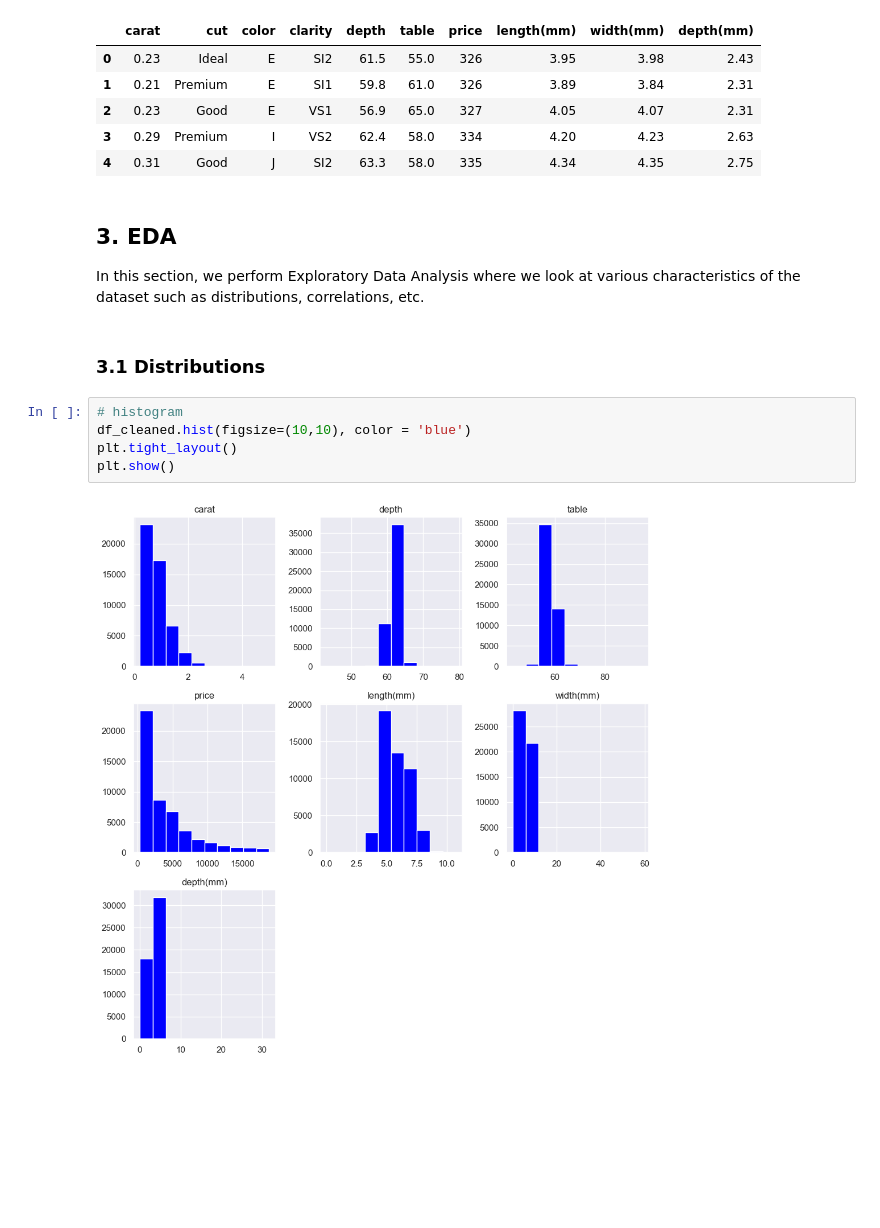
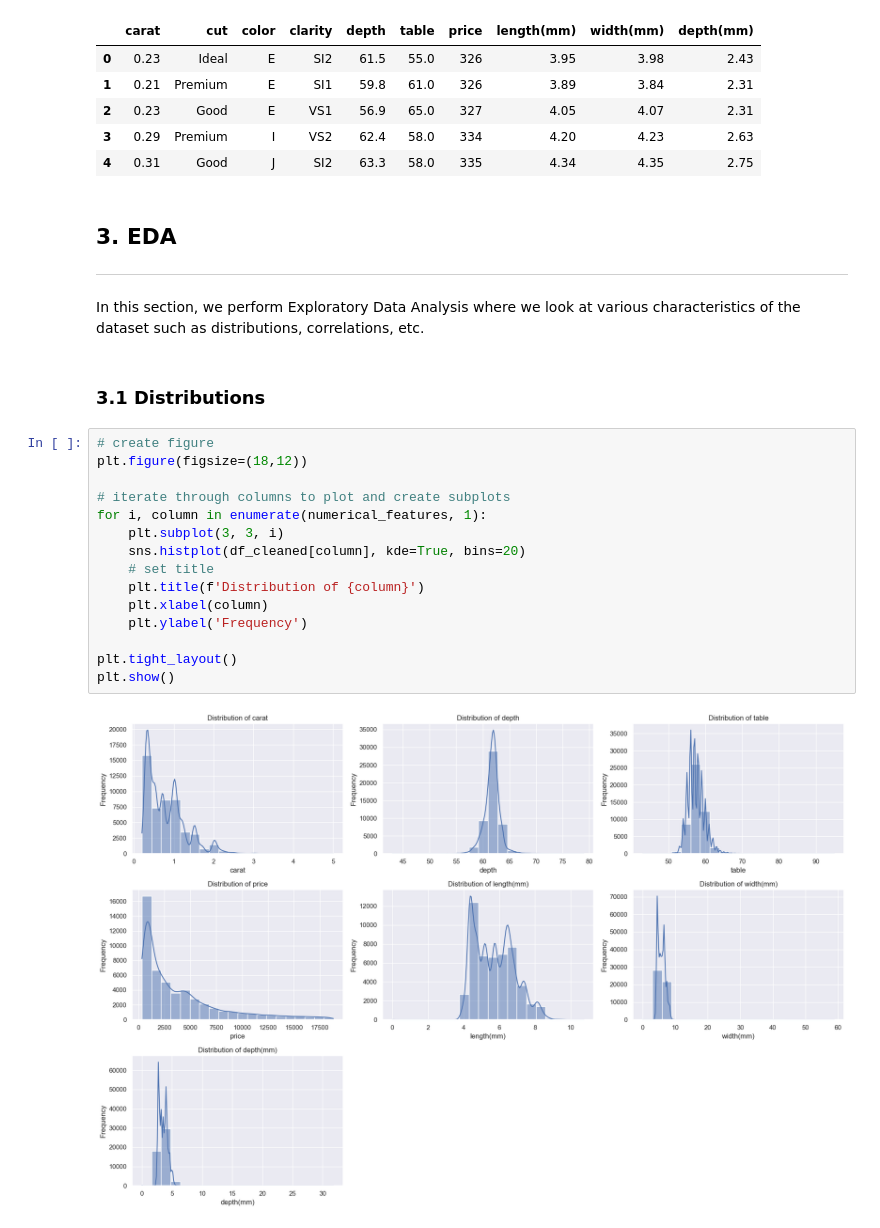
Before and after one commit to UgeneTettey/iiAfrica_IIP_ML, a Jupyter notebook: G1/diamond_price_predition/diamond_price_prediction_Model_Training.ipynb, the cells around one changed output. Saved outputs shown, nothing was run; the diff lists cells and outputs as text; blank space fills up the shorter version.

```diff
--- a/G1/diamond_price_predition/diamond_price_prediction_Model_Training.ipynb
+++ b/G1/diamond_price_predition/diamond_price_prediction_Model_Training.ipynb
@@ -195,14 +208,25 @@ df_cleaned.head()
 | 4 | 0.31 | Good | J | SI2 | 63.3 | 58.0 | 335 | 4.34 | 4.35 | 2.75 |
 # %% [markdown]
 ## **3. EDA**
+---
 
 In this section, we perform Exploratory Data Analysis where we look at various characteristics of the dataset such as distributions, correlations, etc.
 # %% [markdown]
 ### **3.1 Distributions**
-# %%
-# histogram
-df_cleaned.hist(figsize=(10,10), color = 'blue')
-plt.tight_layout()
-plt.show()
-# %% [output]
-[figure, removed]
+# %%
+# create figure
+plt.figure(figsize=(18,12))
+
+# iterate through columns to plot and create subplots
+for i, column in enumerate(numerical_features, 1):
+    plt.subplot(3, 3, i)
+    sns.histplot(df_cleaned[column], kde=True, bins=20)
+    # set title
+    plt.title(f'Distribution of {column}')
+    plt.xlabel(column)
+    plt.ylabel('Frequency')
+
+plt.tight_layout()
+plt.show()
+# %% [output]
+[figure, added]
```
Also changed, not shown: parts of 33 cells of this notebook.
